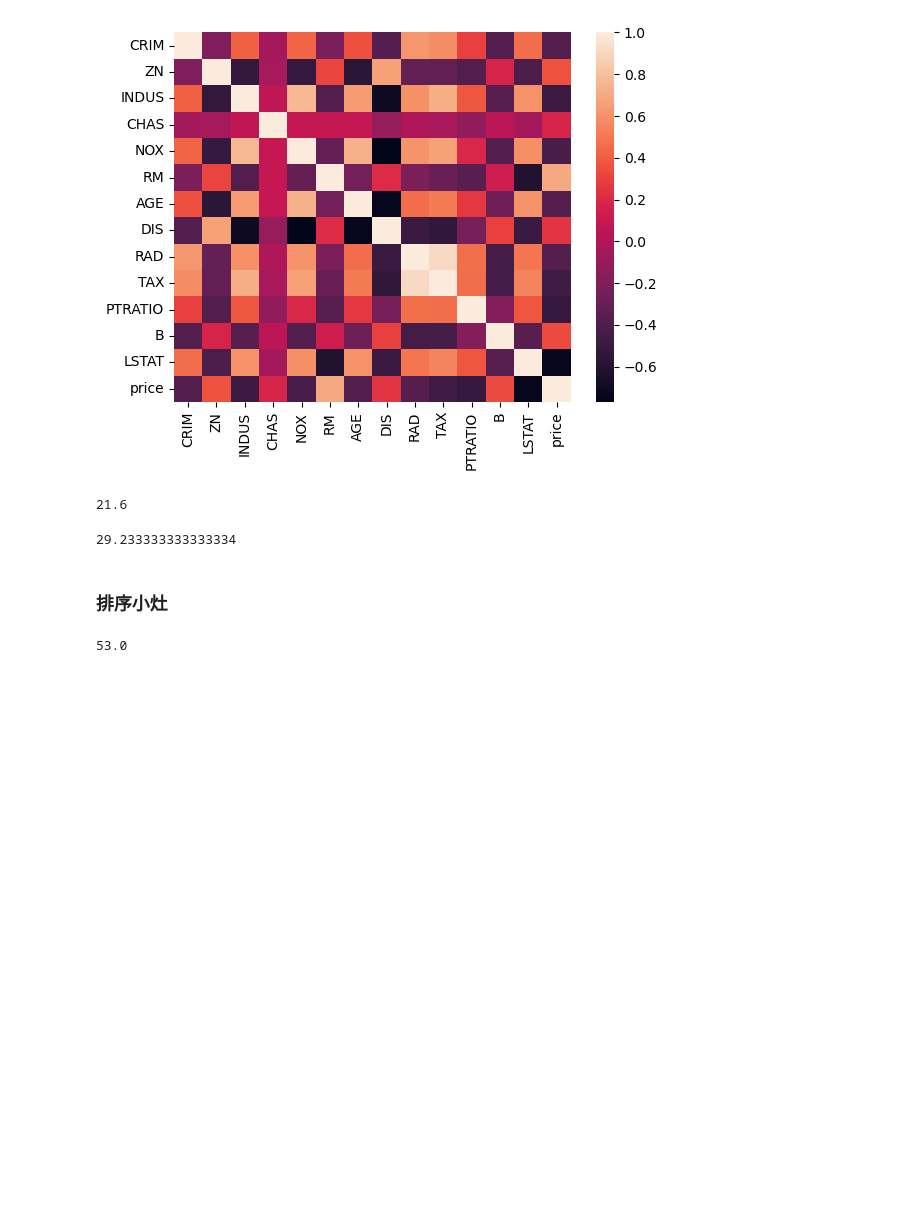
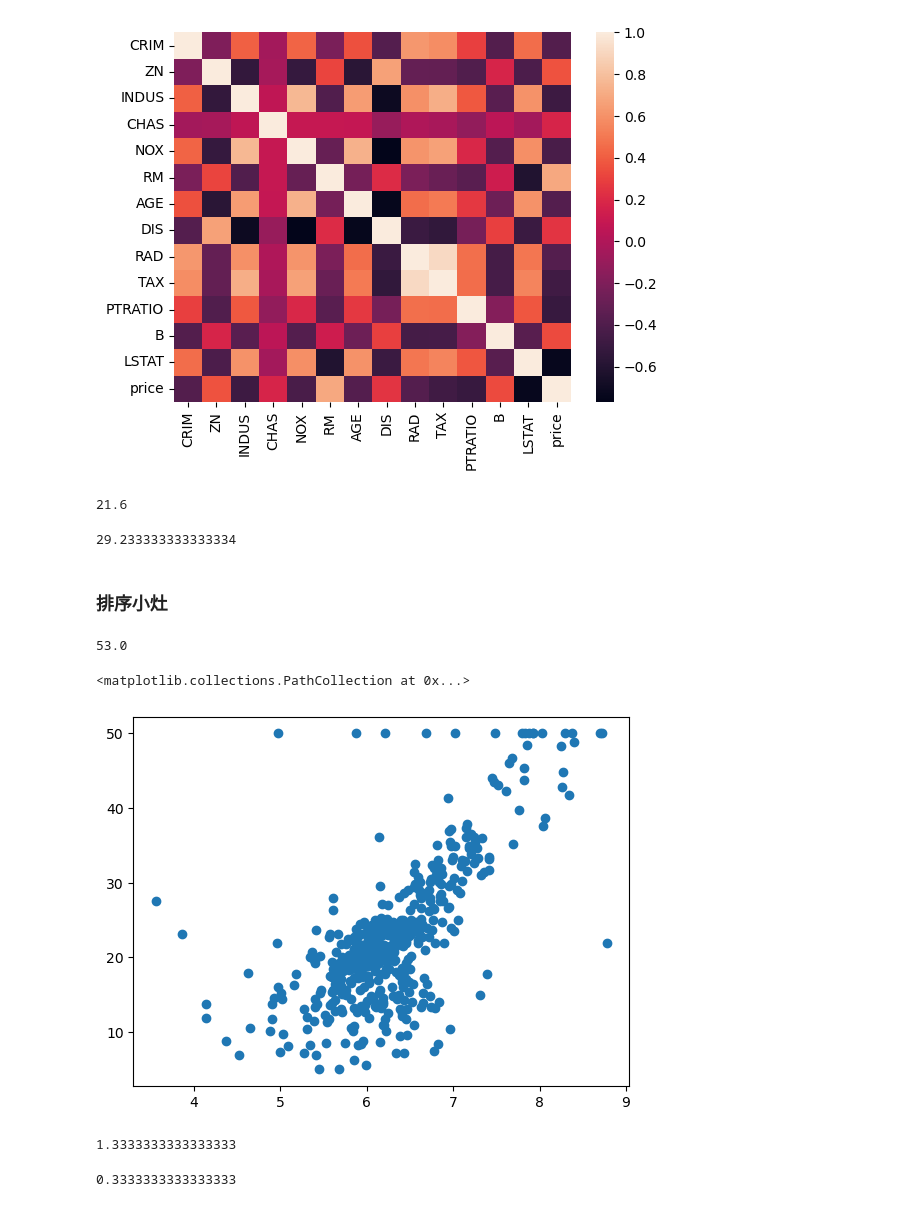
Before and after one commit to hivandu/AI_Cheats, a Jupyter notebook: Core foundations/18.ipynb, the cells around one changed output. Cells and saved outputs as stored; diff of their text form; code cells hidden in the pictures; blank space fills up the shorter version.

```diff
--- a/Core foundations/18.ipynb
+++ b/Core foundations/18.ipynb
@@ -154,3 +155,8 @@ person_and_age = {
 np.mean([age for name, age in sorted(list(person_and_age.items()), key=lambda e: e[1], reverse=True)[:2]])
 # %% [output]
 53.0
+# %%
+plt.scatter(X_rm, y)
+# %% [output]
+<matplotlib.collections.PathCollection at 0x...>
+[figure, added]
@@ -156,0 +170,8 @@ np.mean([age for name, age in sorted(list(person_and_age.items()), key=lambda e:
+# %%
+loss(real_y, y_hats)
+# %% [output]
+1.3333333333333333
+# %%
+loss(real_y, y_hats2)
+# %% [output]
+0.3333333333333333
```
Also changed, not shown: parts of 13 cells of this notebook.
